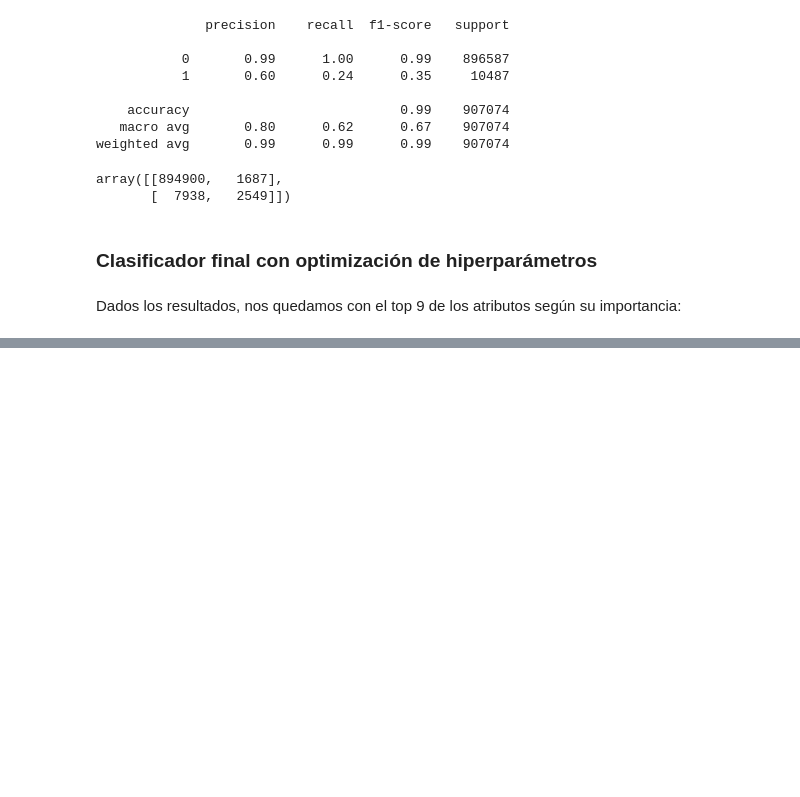
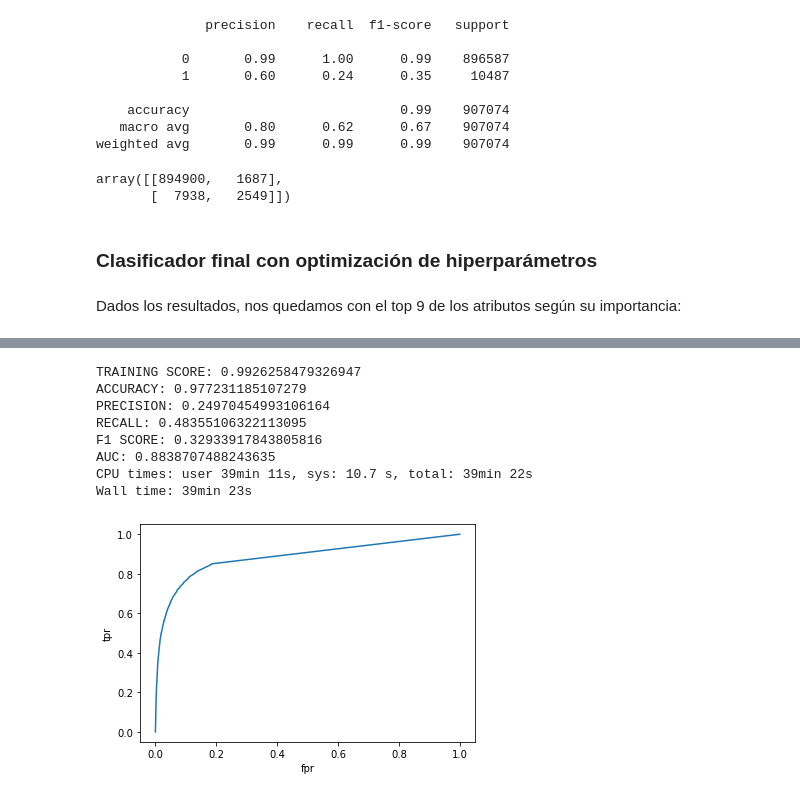
Before and after one commit to Laurajmoreno/ML_and_CRO, a Jupyter notebook: 11_RANDOM_FOREST_FINALMODEL_FRONTEND.ipynb, the cells around one changed output, grey strips where cells are left out. Saved outputs shown, nothing was run; the diff lists cells and outputs as text; code cells hidden in the pictures; blank space fills up the shorter version.

```diff
--- a/11_RANDOM_FOREST_FINALMODEL_FRONTEND.ipynb
+++ b/11_RANDOM_FOREST_FINALMODEL_FRONTEND.ipynb
@@ -1272,0 +1588,14 @@ plt.ylabel('tpr')
+# %%
+features_names=[]
+
+for feature in range(0,4):
+    features= list(pipeline.named_steps['preprocess'].transformers_[feature][1].named_steps['ohe'].get_feature_names())
+    features_names.append(features)
+
+for feature in range(4,7):
+    features = pipeline['preprocess'].transformers_[feature][2]
+    features_names.append(features)
+
+features_names = [j for i in features_names for j in i]
+print(len(features_names))
+features_names
@@ -1272,0 +1621,17 @@ plt.ylabel('tpr')
+# %%
+X_train_final=pd.DataFrame(X_train_transf, columns=features_names)
+X_test_final=pd.DataFrame(X_test_transf, columns=features_names)
+drop_features = ['x0_bing','x0_cantabrialabs.es','x0_facebook','x0_other sources','x0_vogue',\
+                 'x0_yahoo','x0_youtube','x0_IGShopping','x0_facebook ads','x0_facebook feed',\
+                 'x0_facebook trafico','x0_tablet','x0_Macintosh','x0_other OS',\
+                'x0_instagram','x0_referral','x0_sendinblue', 'x0_email','x0_Windows',\
+                'x0_iOS','ga:daysSinceLastSession','x0_(direct)','x0_mobile',\
+                'Returning_Visitor','x0_desktop','x0_cpc', 'x0_organic', 'x0_Android',\
+                'dayofweek_sin','dayofweek_cos', 'hour_sin', 'hour_cos',\
+                'x0_google','ga:sessionCount']
+X_train_final.drop(drop_features, axis=1, inplace=True)
+X_test_final.drop(drop_features, axis=1, inplace=True)
+print(len(drop_features))
+print(X_train_final.shape)
+print(X_test_final.shape)
+X_train_final.columns
@@ -1272,0 +1650,7 @@ plt.ylabel('tpr')
+# %%
+%%time
+
+oversample = SMOTE()
+X_train_featsel_over, y_train_over = oversample.fit_resample(X_train_final,y_train)
+counter=Counter(y_train_over)
+print(counter)
@@ -1272,0 +1661,15 @@ plt.ylabel('tpr')
+# %%
+%%time
+
+clf = RandomForestClassifier(criterion='entropy', n_estimators=50, random_state=42)
+evaluate(clf,X_train_featsel_over, X_test_final, y_train_over, y_test)
+# %% [output]
+TRAINING SCORE: 0.9926258479326947
+ACCURACY: 0.977231185107279
+PRECISION: 0.24970454993106164
+RECALL: 0.48355106322113095
+F1 SCORE: 0.32933917843805816
+AUC: 0.8838707488243635
+CPU times: user 39min 11s, sys: 10.7 s, total: 39min 22s
+Wall time: 39min 23s
+[figure, added]
```
Also changed, not shown: parts of 86 cells of this notebook, 1 other file.
